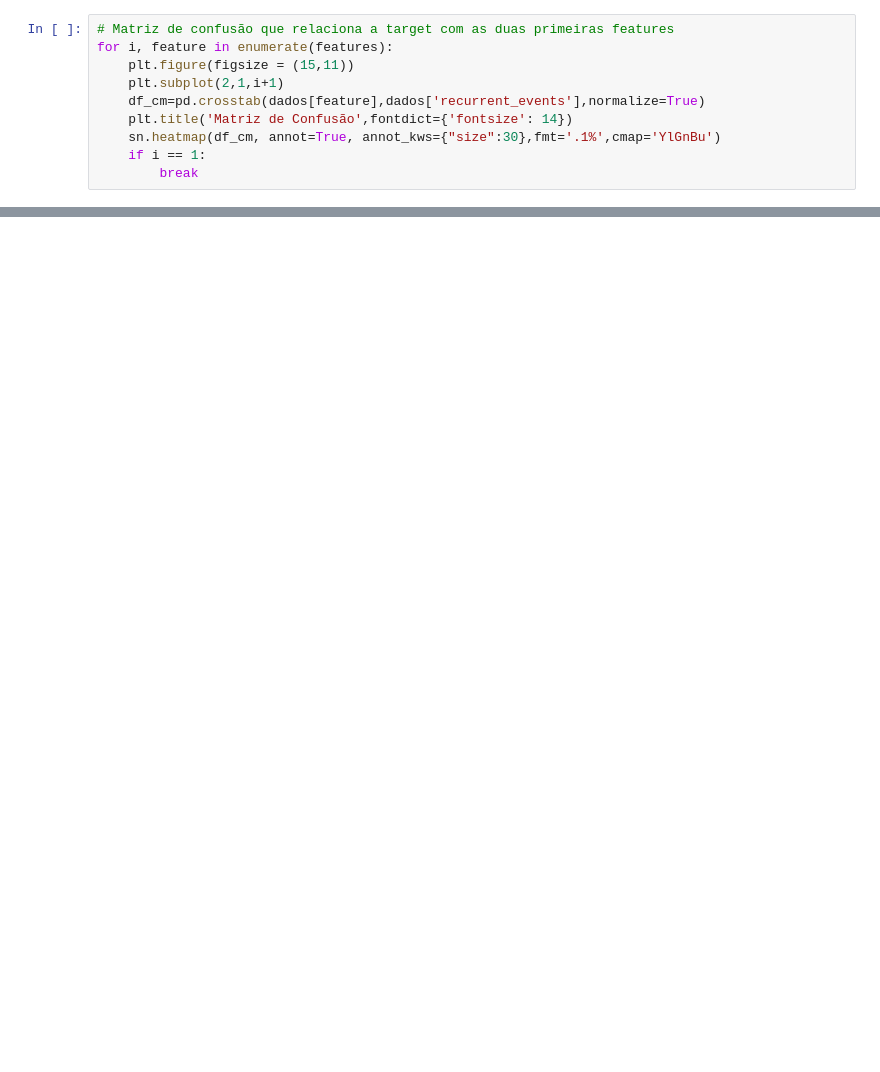
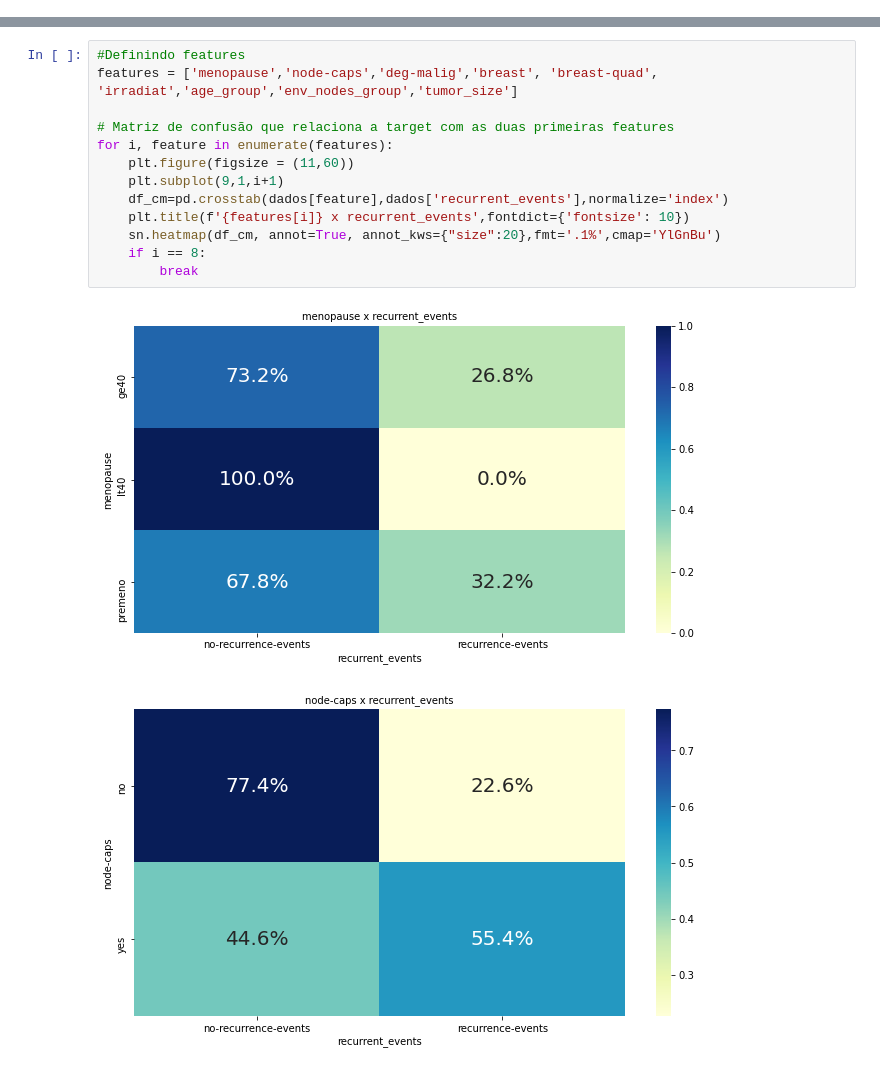
Before and after one commit to ParamedicLoaf/Projeto_2, a Jupyter notebook: Projeto 2.ipynb, the cells around one changed output, grey strips where cells are left out. Drawn from its saved outputs; the diff is of its cells as text; blank space fills up the shorter version.

```diff
--- a/Projeto 2.ipynb
+++ b/Projeto 2.ipynb
@@ -201,10 +0,0 @@ plt.show()
-# %%
-# Matriz de confusão que relaciona a target com as duas primeiras features
-for i, feature in enumerate(features):
-    plt.figure(figsize = (15,11))
-    plt.subplot(2,1,i+1)
-    df_cm=pd.crosstab(dados[feature],dados['recurrent_events'],normalize=True)
-    plt.title('Matriz de Confusão',fontdict={'fontsize': 14})
-    sn.heatmap(df_cm, annot=True, annot_kws={"size":30},fmt='.1%',cmap='YlGnBu')
-    if i == 1:
-        break
@@ -213,0 +132,16 @@ for i, feature in enumerate(features):
+# %%
+#Definindo features
+features = ['menopause','node-caps','deg-malig','breast', 'breast-quad', 'irradiat','age_group','env_nodes_group','tumor_size']
+
+# Matriz de confusão que relaciona a target com as duas primeiras features
+for i, feature in enumerate(features):
+    plt.figure(figsize = (11,60))
+    plt.subplot(9,1,i+1)
+    df_cm=pd.crosstab(dados[feature],dados['recurrent_events'],normalize='index')
+    plt.title(f'{features[i]} x recurrent_events',fontdict={'fontsize': 10})
+    sn.heatmap(df_cm, annot=True, annot_kws={"size":20},fmt='.1%',cmap='YlGnBu')
+    if i == 8:
+        break
+# %% [output]
+[figure, added]
+[figure, added]
```
Also changed, not shown: parts of 50 cells of this notebook.
